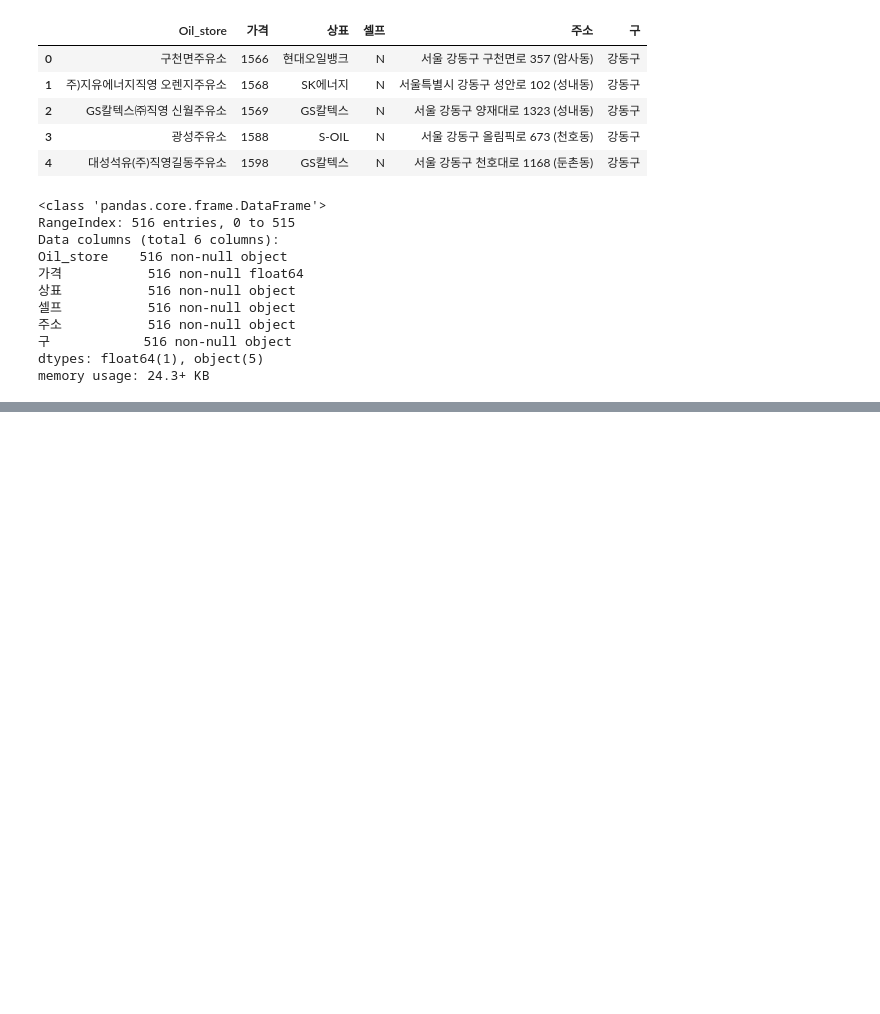
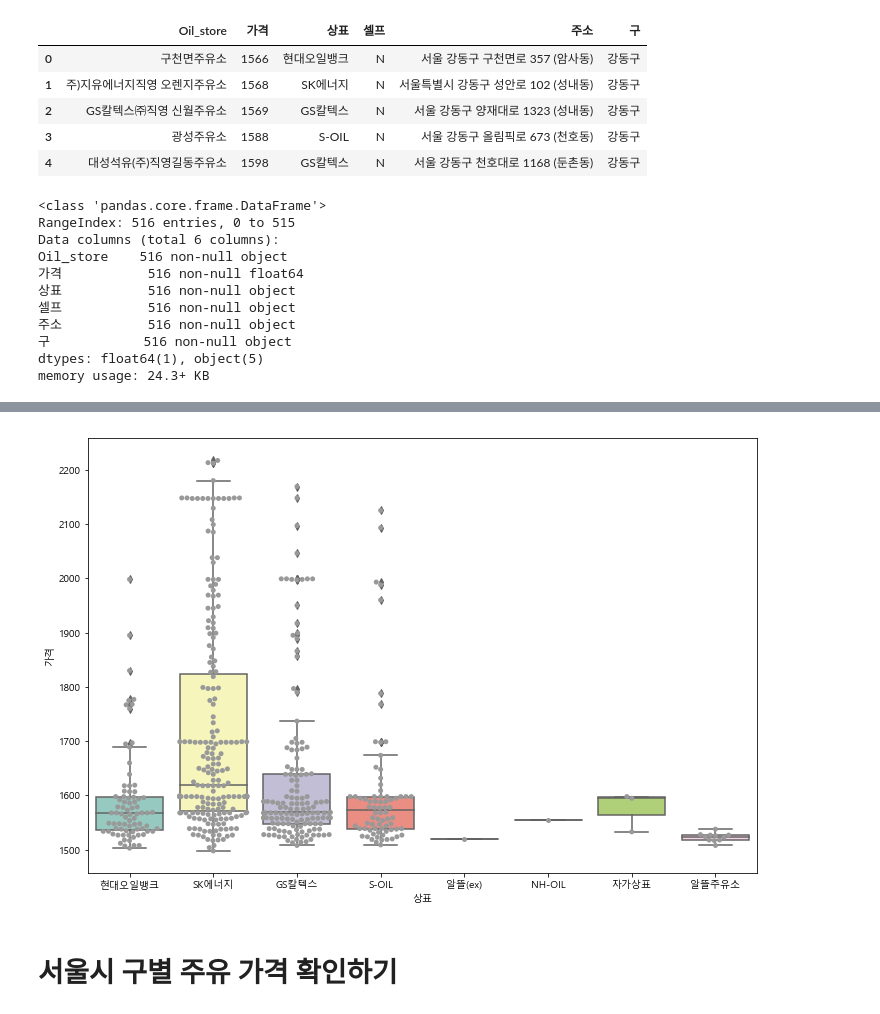
Before and after one commit to insung308/MgtDatabase2018, a Jupyter notebook: 셀프주유소/셀프주유소.ipynb, the cells around one changed output, grey strips where cells are left out. Cells and saved outputs as stored; diff of their text form; code cells hidden in the pictures; blank space fills up the shorter version.

```diff
--- a/셀프주유소/셀프주유소.ipynb
+++ b/셀프주유소/셀프주유소.ipynb
@@ -287,0 +304,9 @@ else:
+# %%
+plt.figure(figsize=(12,8))
+sns.boxplot(x="상표", y="가격", data=stations, palette="Set3")
+sns.swarmplot(x="상표", y="가격", data=stations, color=".6")
+plt.show()
+# %% [output]
+[figure, added]
+# %% [markdown]
+# 서울시 구별 주유 가격 확인하기
```
Also changed, not shown: parts of 17 cells of this notebook, 3 other files.
